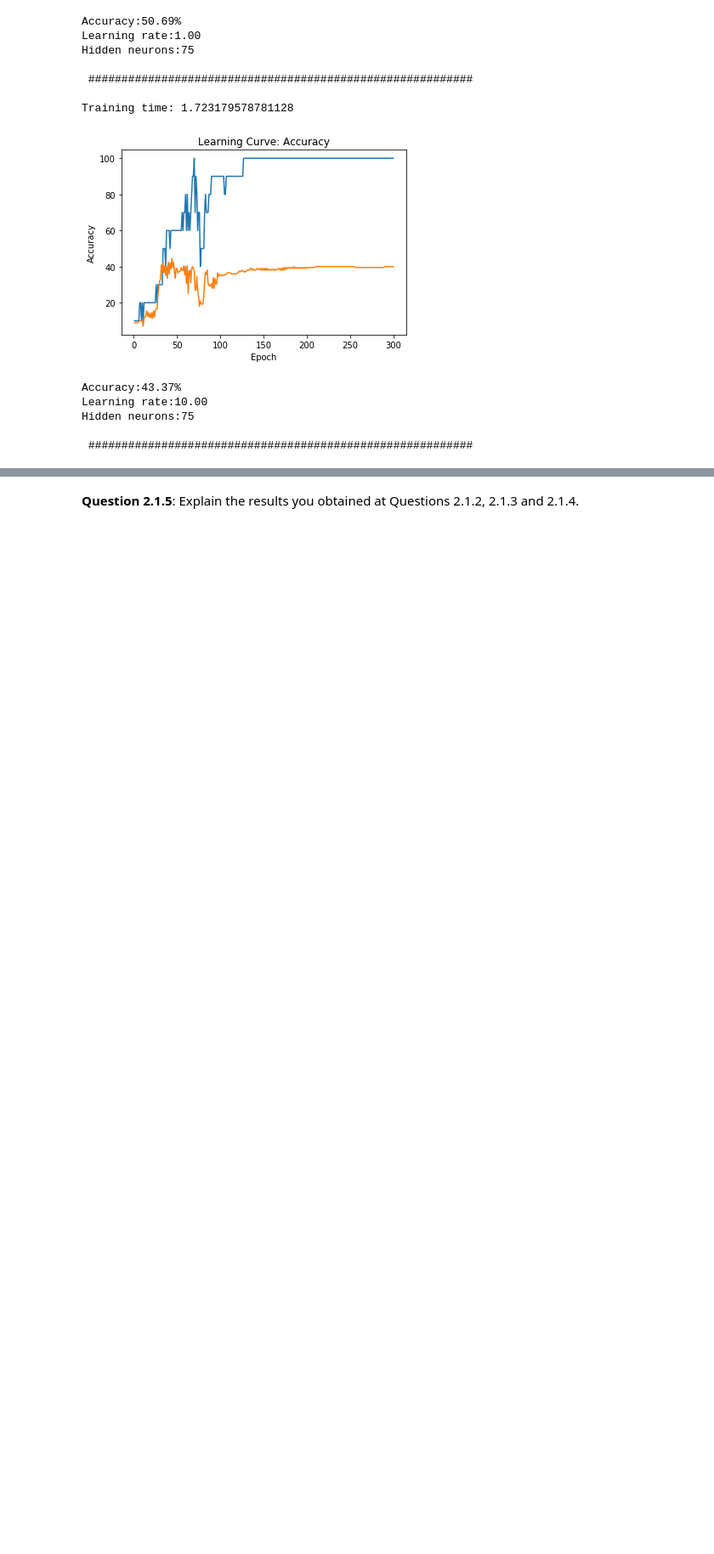
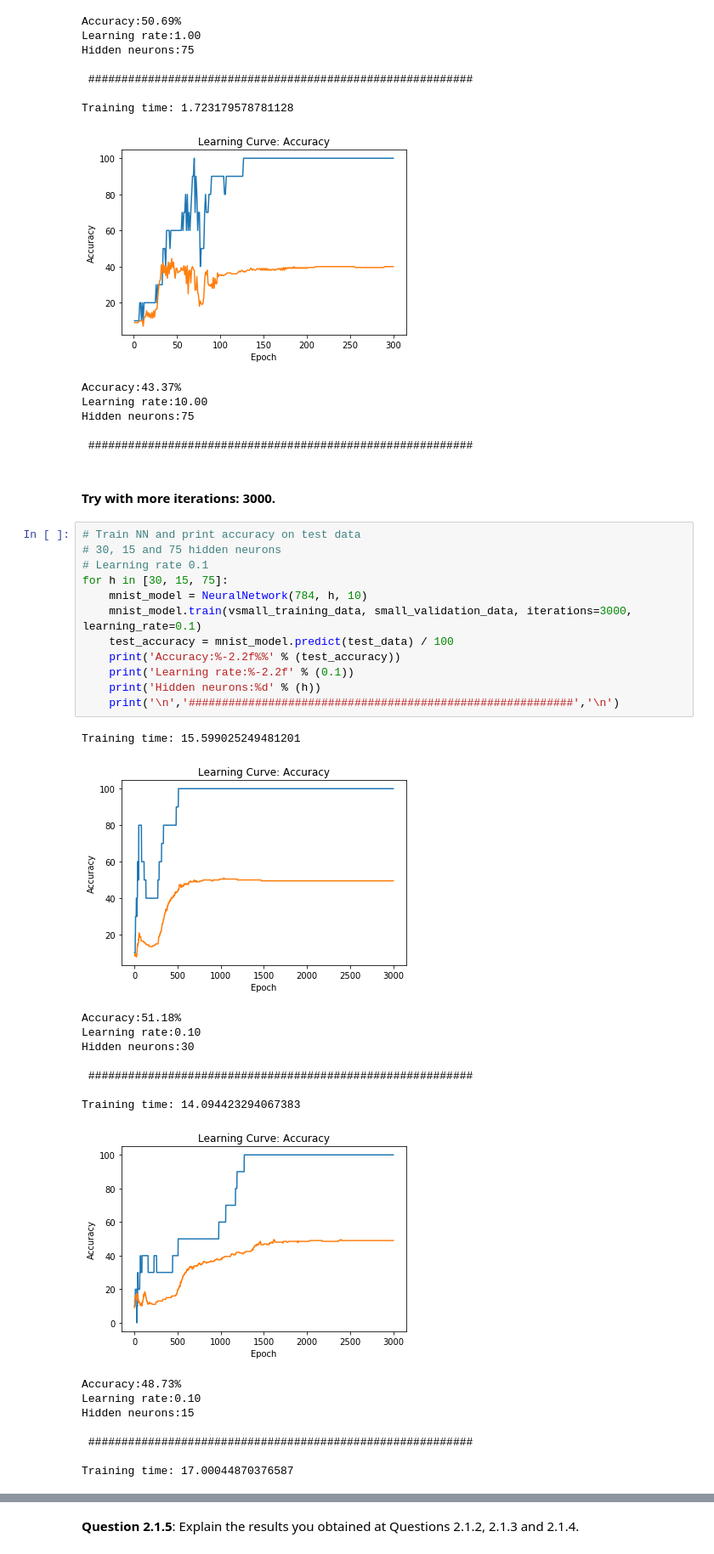
Before and after one commit to paolo-moriello/DeepLearning, a Jupyter notebook: ArtificialNeuralNetworksForHandwrittenDigitRecognition.ipynb, the cells around one changed output, grey strips where cells are left out. Shown: that part at 85% size. Drawn from its saved outputs; the diff is of its cells as text; blank space fills up the shorter version.

```diff
--- a/ArtificialNeuralNetworksForHandwrittenDigitRecognition.ipynb
+++ b/ArtificialNeuralNetworksForHandwrittenDigitRecognition.ipynb
@@ -539,3 +518,35 @@ Learning rate:10.00
 Hidden neurons:75
 
  ##########################################################
+# %% [markdown]
+#### Try with more iterations: 3000.
+# %%
+# Train NN and print accuracy on test data
+# 30, 15 and 75 hidden neurons
+# Learning rate 0.1
+for h in [30, 15, 75]:
+    mnist_model = NeuralNetwork(784, h, 10)
+    mnist_model.train(vsmall_training_data, small_validation_data, iterations=3000, learning_rate=0.1)
+    test_accuracy = mnist_model.predict(test_data) / 100
+    print('Accuracy:%-2.2f%%' % (test_accuracy))
+    print('Learning rate:%-2.2f' % (0.1))
+    print('Hidden neurons:%d' % (h))
+    print('\n','##########################################################','\n')
+# %% [output]
+Training time: 15.599025249481201
+[figure, added]
+Accuracy:51.18%
+Learning rate:0.10
+Hidden neurons:30
+
+ ##########################################################
+
+Training time: 14.094423294067383
+[figure, added]
+Accuracy:48.73%
+Learning rate:0.10
+Hidden neurons:15
+
+ ##########################################################
+
+Training time: 17.00044870376587
```
Also changed, not shown: parts of 40 cells of this notebook.
